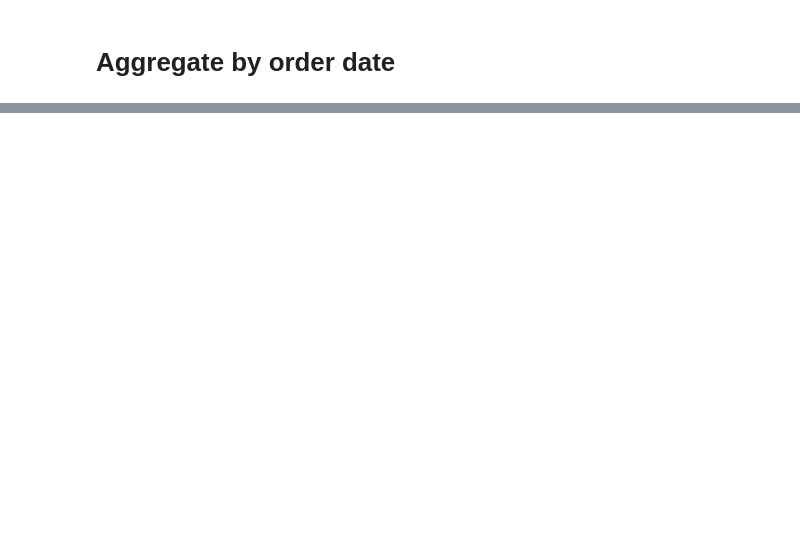
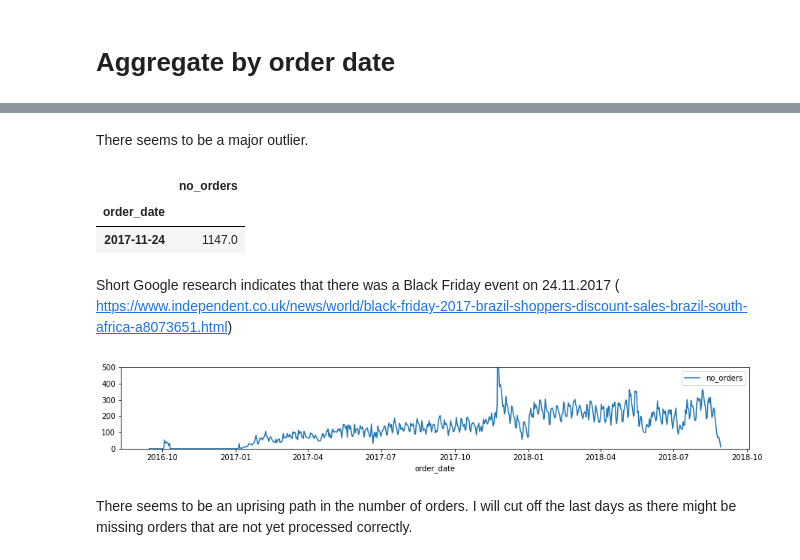
Before and after one commit to jahohenstein/Olist, a Jupyter notebook: notebooks/Plotting.ipynb, the cells around one changed output, grey strips where cells are left out. Cells and saved outputs as stored; diff of their text form; code cells hidden in the pictures; blank space fills up the shorter version.

```diff
--- a/notebooks/Plotting.ipynb
+++ b/notebooks/Plotting.ipynb
@@ -60,0 +89,20 @@ diff.days
+# %% [markdown]
+There seems to be a major outlier.
+# %%
+orders_per_day.sort_values(by = "no_orders", ascending=False).head(1)
+# %% [output]
+|  | no_orders |
+| order_date |  |
+| 2017-11-24 | 1147.0 |
+# %% [markdown]
+Short Google research indicates that there was a Black Friday event on 24.11.2017 (
+https://www.independent.co.uk/news/world/black-friday-2017-brazil-shoppers-discount-sales-brazil-south-africa-a8073651.html)
+# %%
+plt.figure(figsize=(15, 2))
+sns.lineplot(data = orders_per_day)
+plt.ylim((0, 500));
+# %% [output]
+[figure, added]
+# %% [markdown]
+There seems to be an uprising path in the number of orders.
+I will cut off the last days as there might be missing orders that are not yet processed correctly.
```
Also changed, not shown: parts of 18 cells of this notebook.
